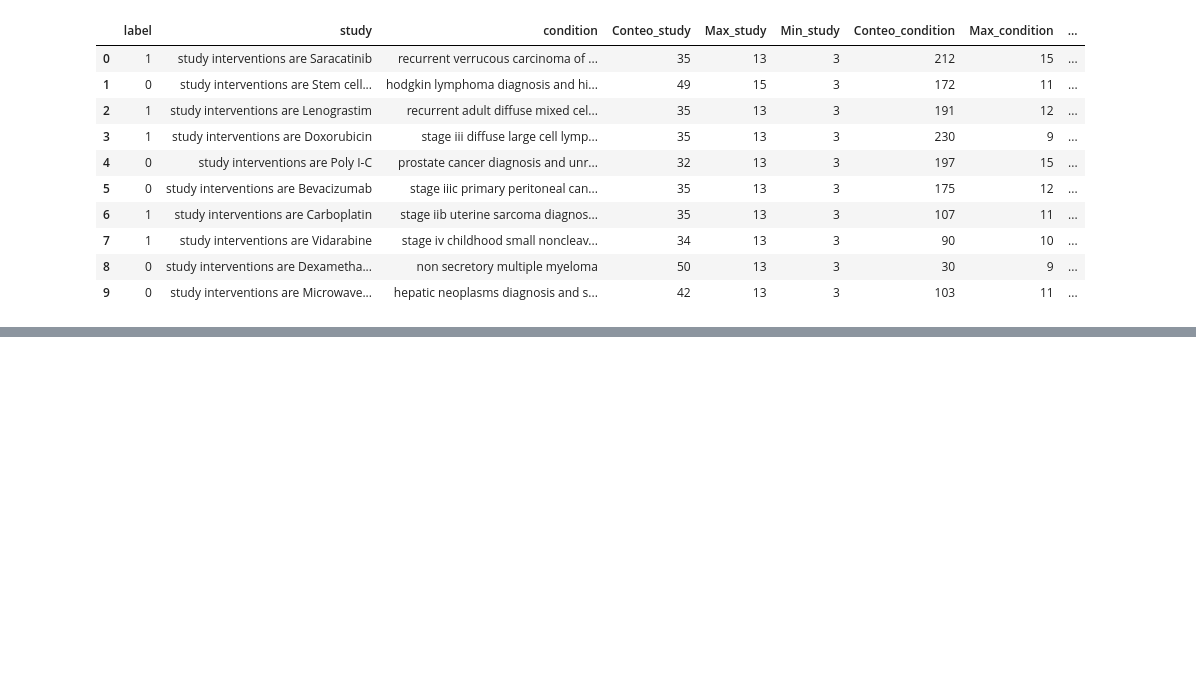
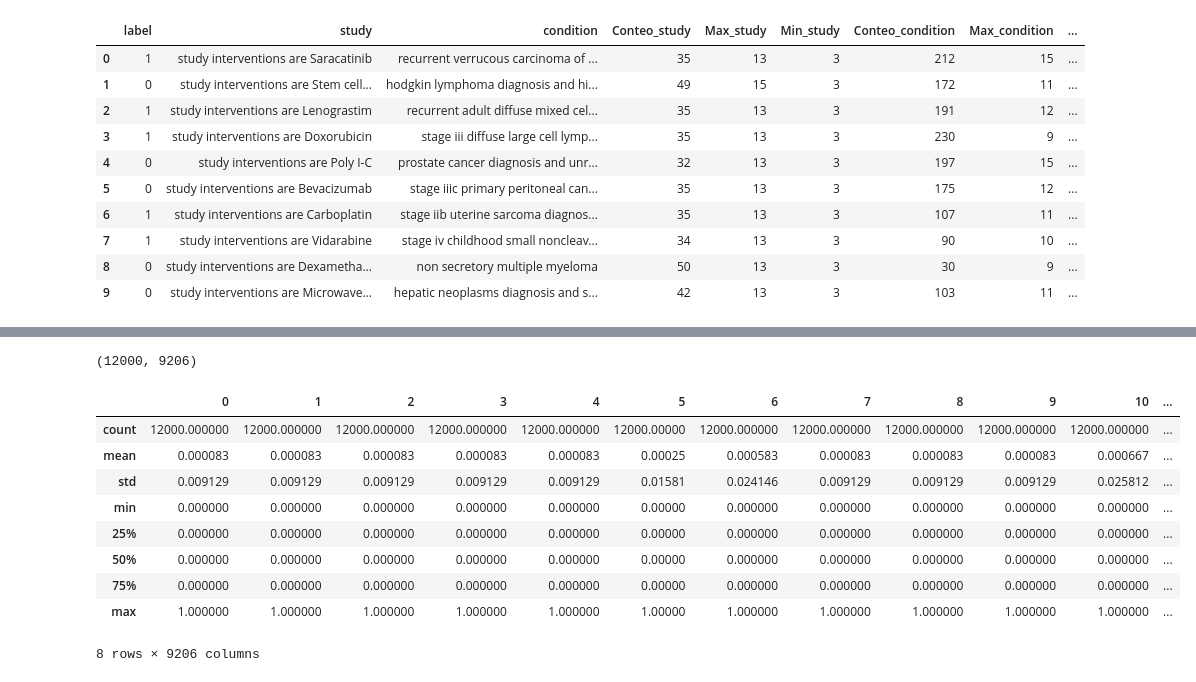
Before and after one commit to santiagotri/Proyecto1_BI, a Jupyter notebook: main_proyecto1.ipynb, the cells around one changed output, grey strips where cells are left out. Cells and saved outputs as stored; diff of their text form; code cells hidden in the pictures; blank space fills up the shorter version.

Commit message:
Convertir words a binario

```diff
--- a/main_proyecto1.ipynb
+++ b/main_proyecto1.ipynb
@@ -338,0 +347,3 @@ data_t.head()
+# %%
+data_t['words'] = data_t['words'].apply(lambda x: ' '.join(map(str, x)))
+data_t
@@ -338,0 +364,4 @@ data_t.head()
+# %%
+X_data, y_data = data_t['words'],data_t['label']
+y_data = pd.to_numeric(y_data)
+y_data.head(30)
@@ -338,0 +386,18 @@ data_t.head()
+# %%
+dummy = CountVectorizer(binary=True)
+X_dummy = dummy.fit_transform(X_data)
+print(X_dummy.shape)
+X_dummy.toarray()[0]
+xdtf = pd.DataFrame(X_dummy.toarray())
+# %% [output]
+(12000, 9206)
+|  | 0 | 1 | 2 | 3 | 4 | 5 | 6 | 7 | 8 | 9 | 10 | ... |
+| count | 12000.000000 | 12000.000000 | 12000.000000 | 12000.000000 | 12000.000000 | 12000.00000 | 12000.000000 | 12000.000000 | 12000.000000 | 12000.000000 | 12000.000000 | ... |
+| mean | 0.000083 | 0.000083 | 0.000083 | 0.000083 | 0.000083 | 0.00025 | 0.000583 | 0.000083 | 0.000083 | 0.000083 | 0.000667 | ... |
+| std | 0.009129 | 0.009129 | 0.009129 | 0.009129 | 0.009129 | 0.01581 | 0.024146 | 0.009129 | 0.009129 | 0.009129 | 0.025812 | ... |
+| min | 0.000000 | 0.000000 | 0.000000 | 0.000000 | 0.000000 | 0.00000 | 0.000000 | 0.000000 | 0.000000 | 0.000000 | 0.000000 | ... |
+| 25% | 0.000000 | 0.000000 | 0.000000 | 0.000000 | 0.000000 | 0.00000 | 0.000000 | 0.000000 | 0.000000 | 0.000000 | 0.000000 | ... |
+| 50% | 0.000000 | 0.000000 | 0.000000 | 0.000000 | 0.000000 | 0.00000 | 0.000000 | 0.000000 | 0.000000 | 0.000000 | 0.000000 | ... |
+| 75% | 0.000000 | 0.000000 | 0.000000 | 0.000000 | 0.000000 | 0.00000 | 0.000000 | 0.000000 | 0.000000 | 0.000000 | 0.000000 | ... |
+| max | 1.000000 | 1.000000 | 1.000000 | 1.000000 | 1.000000 | 1.00000 | 1.000000 | 1.000000 | 1.000000 | 1.000000 | 1.000000 | ... |
+8 rows × 9206 columns
```
Also changed, not shown: parts of 17 cells of this notebook.
